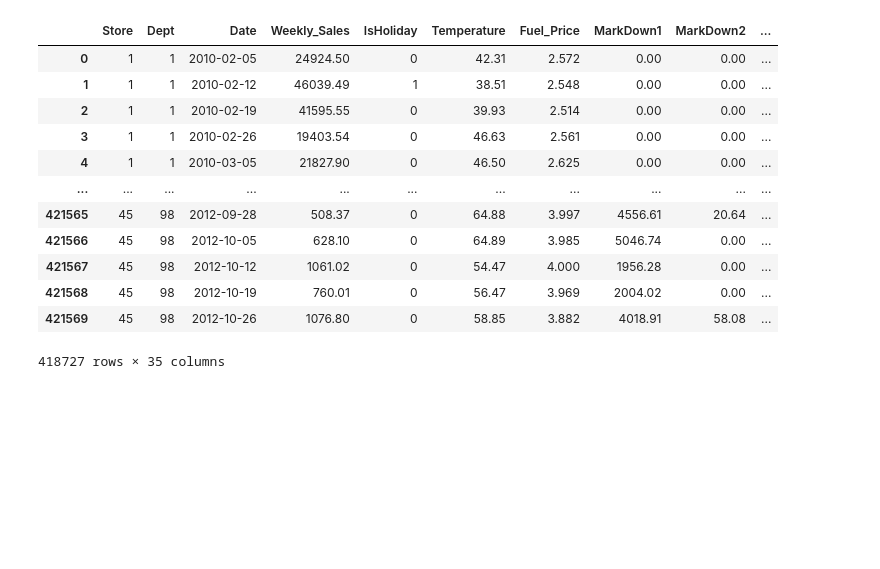
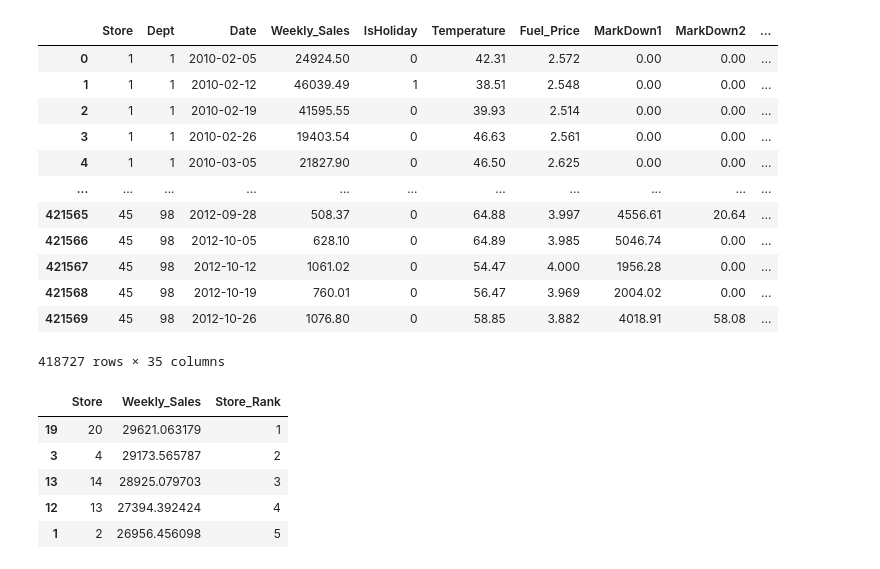
Before and after one commit to Imran1hp/Walmart_sales_prediction, a Jupyter notebook: Walmart_Sales_Prediction.ipynb, the cells around one changed output. Saved outputs shown, nothing was run; the diff lists cells and outputs as text; code cells hidden in the pictures; blank space fills up the shorter version.

```diff
--- a/Walmart_Sales_Prediction.ipynb
+++ b/Walmart_Sales_Prediction.ipynb
@@ -549,0 +552,9 @@ store_rank_df = merged_df.groupby("Store")['Weekly_Sales']
+# %%
+store_rank_df.head(5)
+# %% [output]
+|  | Store | Weekly_Sales | Store_Rank |
+| 19 | 20 | 29621.063179 | 1 |
+| 3 | 4 | 29173.565787 | 2 |
+| 13 | 14 | 28925.079703 | 3 |
+| 12 | 13 | 27394.392424 | 4 |
+| 1 | 2 | 26956.456098 | 5 |
```
Also changed, not shown: parts of 6 cells of this notebook.
